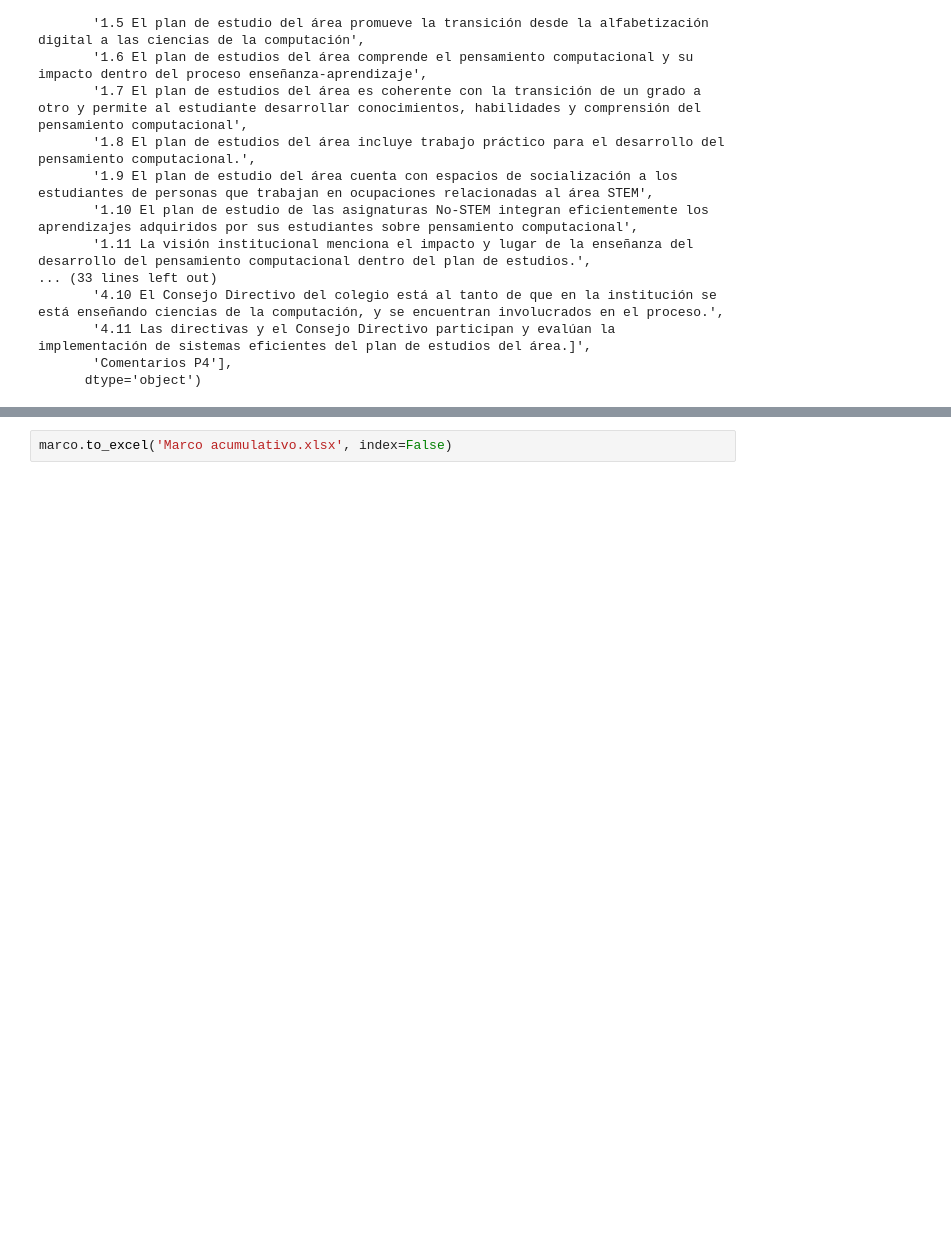
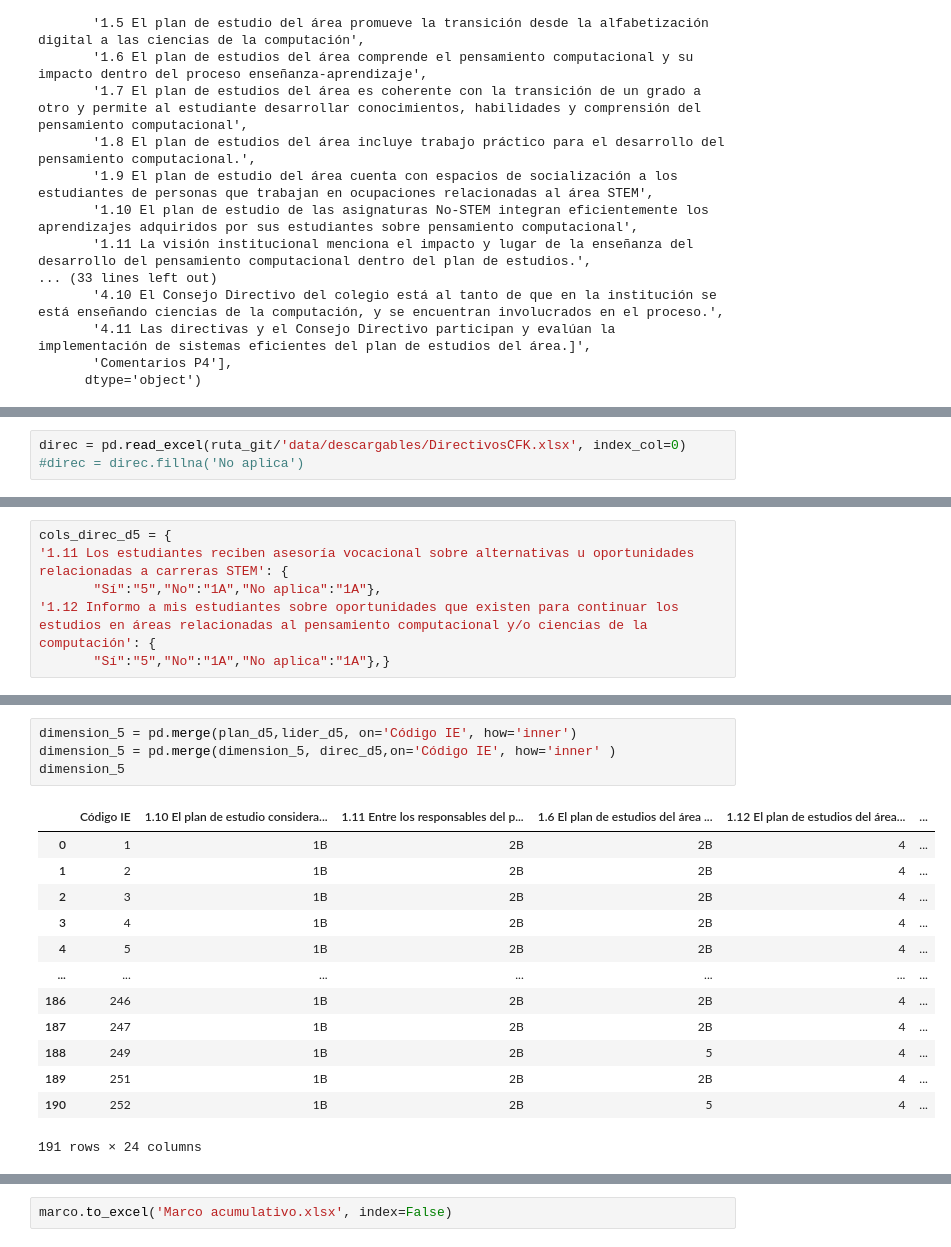
Before and after one commit to mariaf494/CFK2022, a Jupyter notebook: utils/cleaners/Marco_consolidacion/consolidación_D5.ipynb, the cells around one changed output, grey strips where cells are left out. Drawn from its saved outputs; the diff is of its cells as text; blank space fills up the shorter version.

```diff
--- a/utils/cleaners/Marco_consolidacion/consolidación_D5.ipynb
+++ b/utils/cleaners/Marco_consolidacion/consolidación_D5.ipynb
@@ -94,0 +142,3 @@ lider_d8
+# %%
+direc = pd.read_excel(ruta_git/'data/descargables/DirectivosCFK.xlsx', index_col=0)
+#direc = direc.fillna('No aplica')
@@ -94,0 +149,6 @@ lider_d8
+# %%
+cols_direc_d5 = {
+'1.11 Los estudiantes reciben asesoría vocacional sobre alternativas u oportunidades relacionadas a carreras STEM': {
+       "Sí":"5","No":"1A","No aplica":"1A"},
+'1.12 Informo a mis estudiantes sobre oportunidades que existen para continuar los estudios en áreas relacionadas al pensamiento computacional y/o ciencias de la computación': {
+       "Sí":"5","No":"1A","No aplica":"1A"},}
@@ -94,0 +175,18 @@ lider_d8
+# %%
+dimension_5 = pd.merge(plan_d5,lider_d5, on='Código IE', how='inner')
+dimension_5 = pd.merge(dimension_5, direc_d5,on='Código IE', how='inner' )
+dimension_5
+# %% [output]
+|  | Código IE | 1.10 El plan de estudio considera... | 1.11 Entre los responsables del p... | 1.6 El plan de estudios del área ... | 1.12 El plan de estudios del área... | ... |
+| 0 | 1 | 1B | 2B | 2B | 4 | ... |
+| 1 | 2 | 1B | 2B | 2B | 4 | ... |
+| 2 | 3 | 1B | 2B | 2B | 4 | ... |
+| 3 | 4 | 1B | 2B | 2B | 4 | ... |
+| 4 | 5 | 1B | 2B | 2B | 4 | ... |
+| ... | ... | ... | ... | ... | ... | ... |
+| 186 | 246 | 1B | 2B | 2B | 4 | ... |
+| 187 | 247 | 1B | 2B | 2B | 4 | ... |
+| 188 | 249 | 1B | 2B | 5 | 4 | ... |
+| 189 | 251 | 1B | 2B | 2B | 4 | ... |
+| 190 | 252 | 1B | 2B | 5 | 4 | ... |
+191 rows × 24 columns
```
Also changed, not shown: parts of 18 cells of this notebook, 3 other files.
